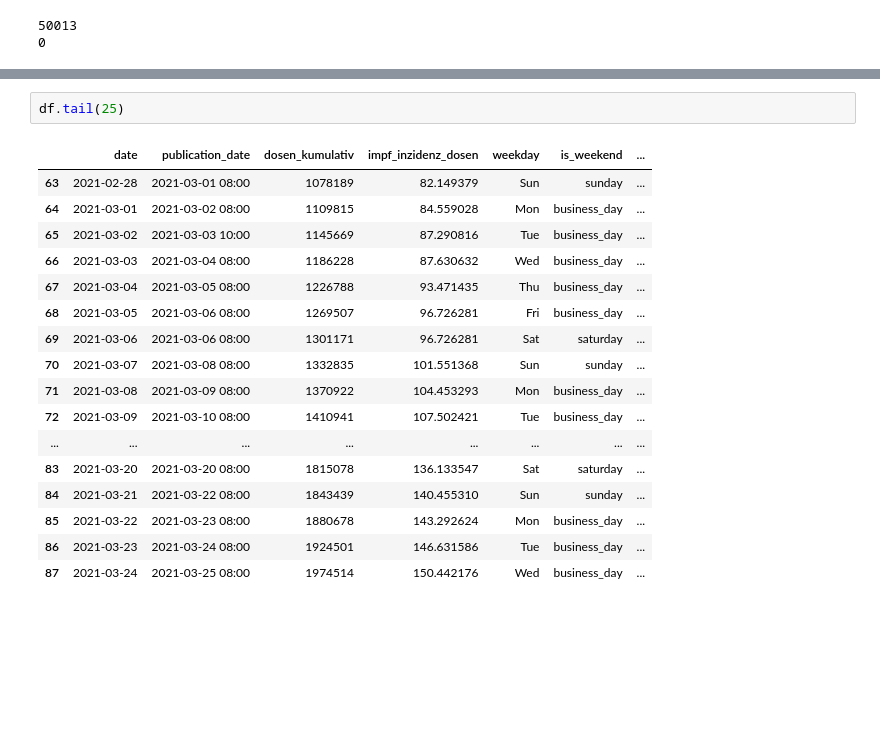
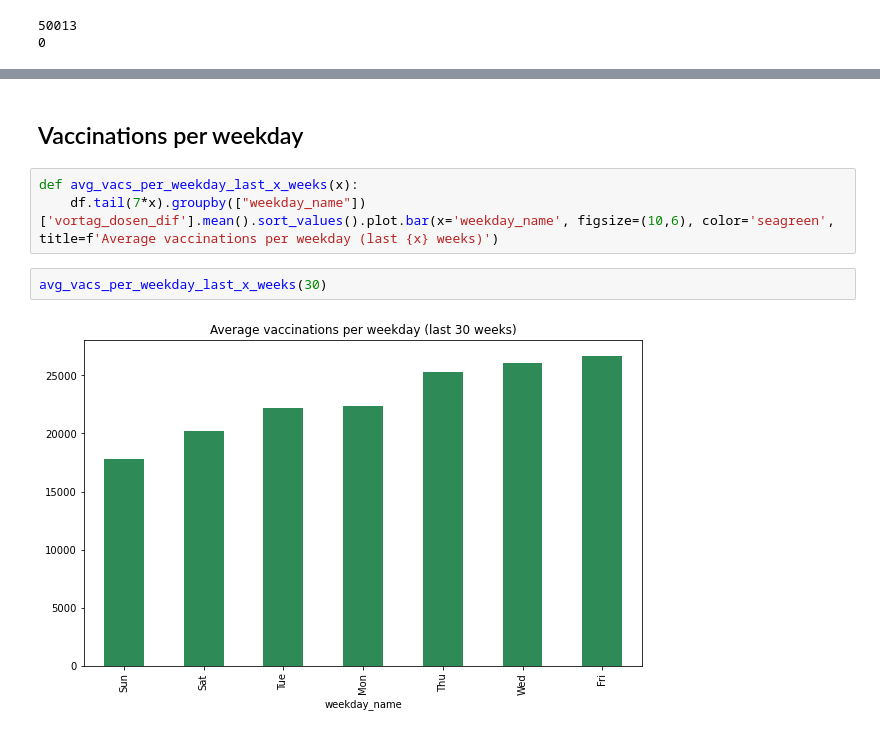
Before and after one commit to lor-enz/covid-science, a Jupyter notebook: vac.ipynb, the cells around one changed output, grey strips where cells are left out. Cells and saved outputs as stored; diff of their text form; blank space fills up the shorter version.

```diff
--- a/vac.ipynb
+++ b/vac.ipynb
@@ -246,20 +242,9 @@ df.set_index('date')['rolling_vortag_dosen_dif'].plot.line(x='date', figsize=(18
-# %%
-df.tail(25)
-# %% [output]
-|  | date | publication_date | dosen_kumulativ | impf_inzidenz_dosen | weekday | is_weekend | ... |
-| 63 | 2021-02-28 | 2021-03-01 08:00 | 1078189 | 82.149379 | Sun | sunday | ... |
-| 64 | 2021-03-01 | 2021-03-02 08:00 | 1109815 | 84.559028 | Mon | business_day | ... |
-| 65 | 2021-03-02 | 2021-03-03 10:00 | 1145669 | 87.290816 | Tue | business_day | ... |
-| 66 | 2021-03-03 | 2021-03-04 08:00 | 1186228 | 87.630632 | Wed | business_day | ... |
-| 67 | 2021-03-04 | 2021-03-05 08:00 | 1226788 | 93.471435 | Thu | business_day | ... |
-| 68 | 2021-03-05 | 2021-03-06 08:00 | 1269507 | 96.726281 | Fri | business_day | ... |
-| 69 | 2021-03-06 | 2021-03-06 08:00 | 1301171 | 96.726281 | Sat | saturday | ... |
-| 70 | 2021-03-07 | 2021-03-08 08:00 | 1332835 | 101.551368 | Sun | sunday | ... |
-| 71 | 2021-03-08 | 2021-03-09 08:00 | 1370922 | 104.453293 | Mon | business_day | ... |
-| 72 | 2021-03-09 | 2021-03-10 08:00 | 1410941 | 107.502421 | Tue | business_day | ... |
-| ... | ... | ... | ... | ... | ... | ... | ... |
-| 83 | 2021-03-20 | 2021-03-20 08:00 | 1815078 | 136.133547 | Sat | saturday | ... |
-| 84 | 2021-03-21 | 2021-03-22 08:00 | 1843439 | 140.455310 | Sun | sunday | ... |
-| 85 | 2021-03-22 | 2021-03-23 08:00 | 1880678 | 143.292624 | Mon | business_day | ... |
-| 86 | 2021-03-23 | 2021-03-24 08:00 | 1924501 | 146.631586 | Tue | business_day | ... |
-| 87 | 2021-03-24 | 2021-03-25 08:00 | 1974514 | 150.442176 | Wed | business_day | ... |
+# %% [markdown]
+## Vaccinations per weekday
+# %%
+def avg_vacs_per_weekday_last_x_weeks(x):
+    df.tail(7*x).groupby(["weekday_name"])['vortag_dosen_dif'].mean().sort_values().plot.bar(x='weekday_name', figsize=(10,6), color='seagreen', title=f'Average vaccinations per weekday (last {x} weeks)')
+# %%
+avg_vacs_per_weekday_last_x_weeks(30)
+# %% [output]
+[figure, added]
```
Also changed, not shown: parts of 14 cells of this notebook, 4 other files.
